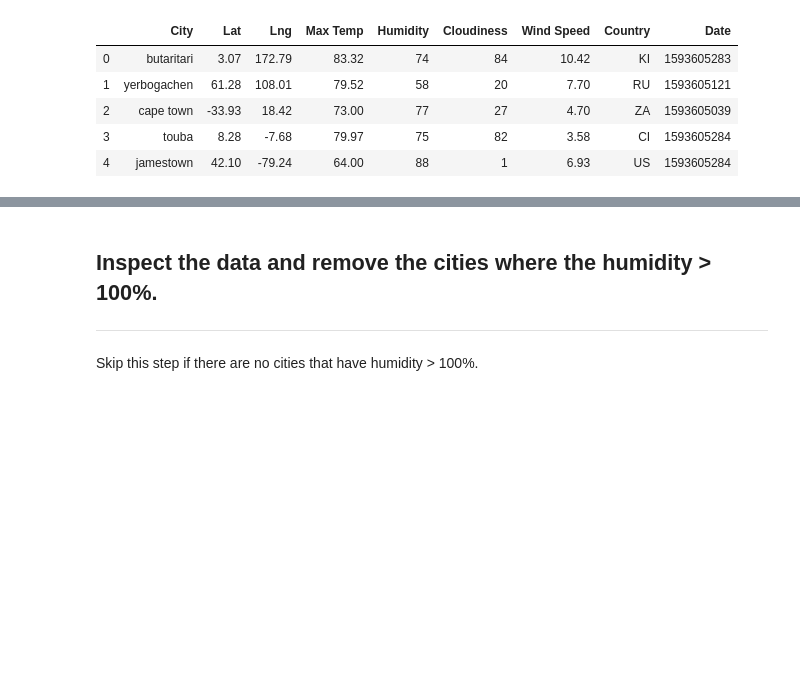
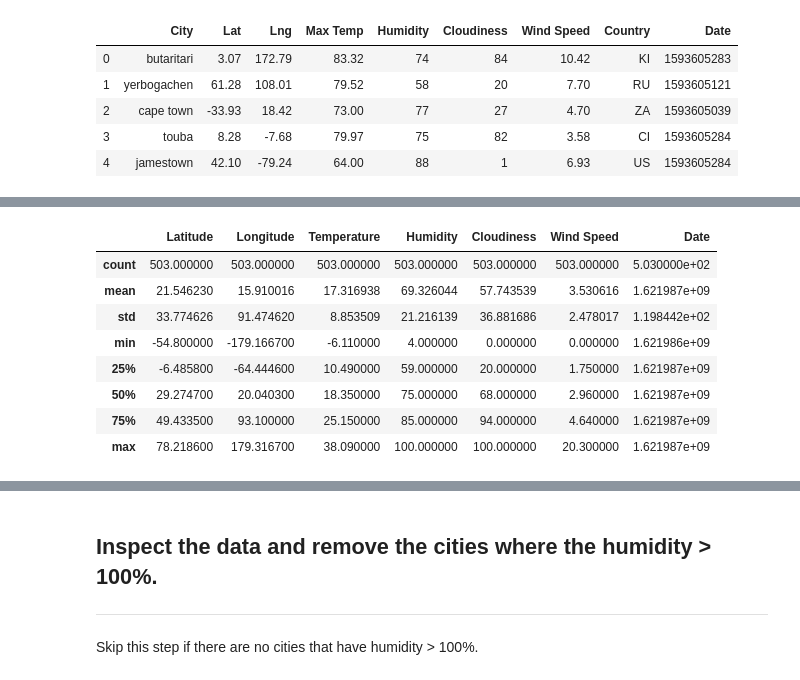
Before and after one commit to susanquiros/Python-api-challenge, a Jupyter notebook: WeatherPy/WeatherPy.ipynb, the cells around one changed output, grey strips where cells are left out. Cells and saved outputs as stored; diff of their text form; code cells hidden in the pictures; blank space fills up the shorter version.

```diff
--- a/WeatherPy/WeatherPy.ipynb
+++ b/WeatherPy/WeatherPy.ipynb
@@ -201,0 +193,12 @@ Data Retrieval Complete
+# %%
+cities_filled.describe()
+# %% [output]
+|  | Latitude | Longitude | Temperature | Humidity | Cloudiness | Wind Speed | Date |
+| count | 503.000000 | 503.000000 | 503.000000 | 503.000000 | 503.000000 | 503.000000 | 5.030000e+02 |
+| mean | 21.546230 | 15.910016 | 17.316938 | 69.326044 | 57.743539 | 3.530616 | 1.621987e+09 |
+| std | 33.774626 | 91.474620 | 8.853509 | 21.216139 | 36.881686 | 2.478017 | 1.198442e+02 |
+| min | -54.800000 | -179.166700 | -6.110000 | 4.000000 | 0.000000 | 0.000000 | 1.621986e+09 |
+| 25% | -6.485800 | -64.444600 | 10.490000 | 59.000000 | 20.000000 | 1.750000 | 1.621987e+09 |
+| 50% | 29.274700 | 20.040300 | 18.350000 | 75.000000 | 68.000000 | 2.960000 | 1.621987e+09 |
+| 75% | 49.433500 | 93.100000 | 25.150000 | 85.000000 | 94.000000 | 4.640000 | 1.621987e+09 |
+| max | 78.218600 | 179.316700 | 38.090000 | 100.000000 | 100.000000 | 20.300000 | 1.621987e+09 |
```
Also changed, not shown: parts of 12 cells of this notebook, 1 other file.
